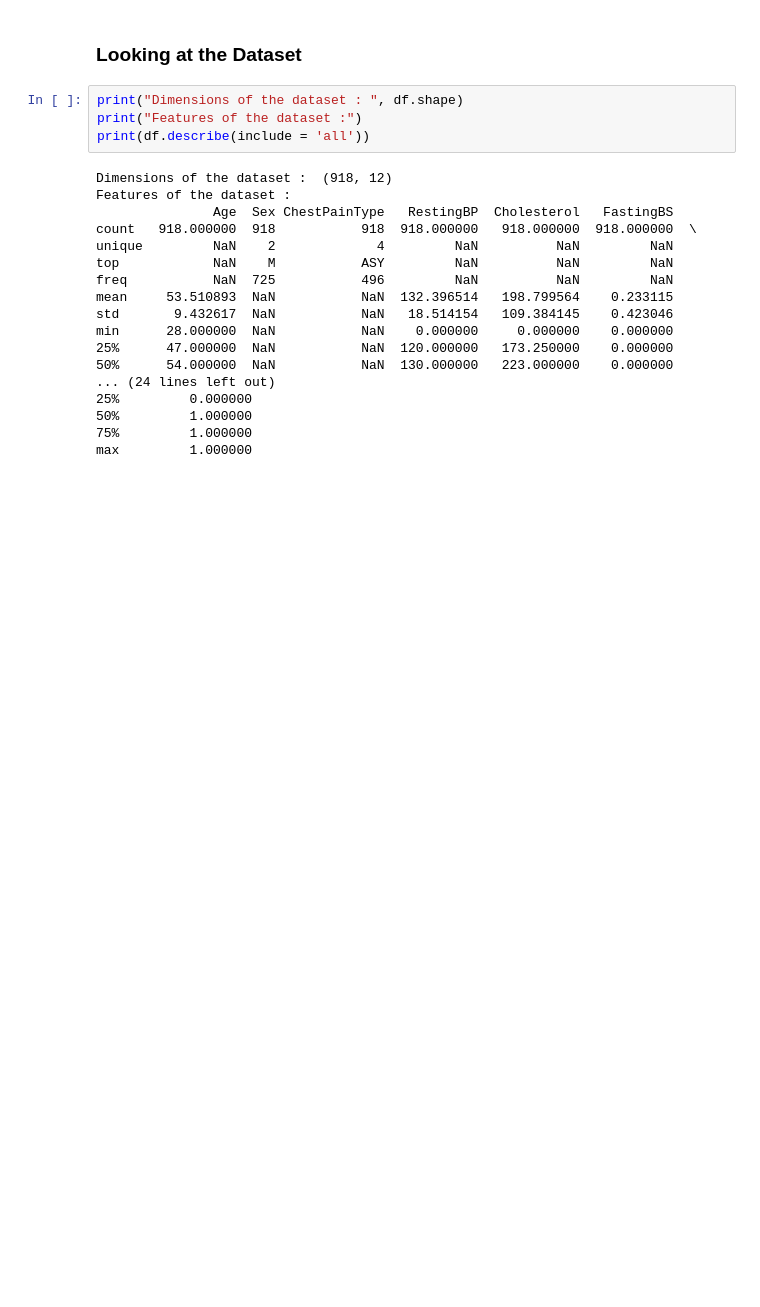
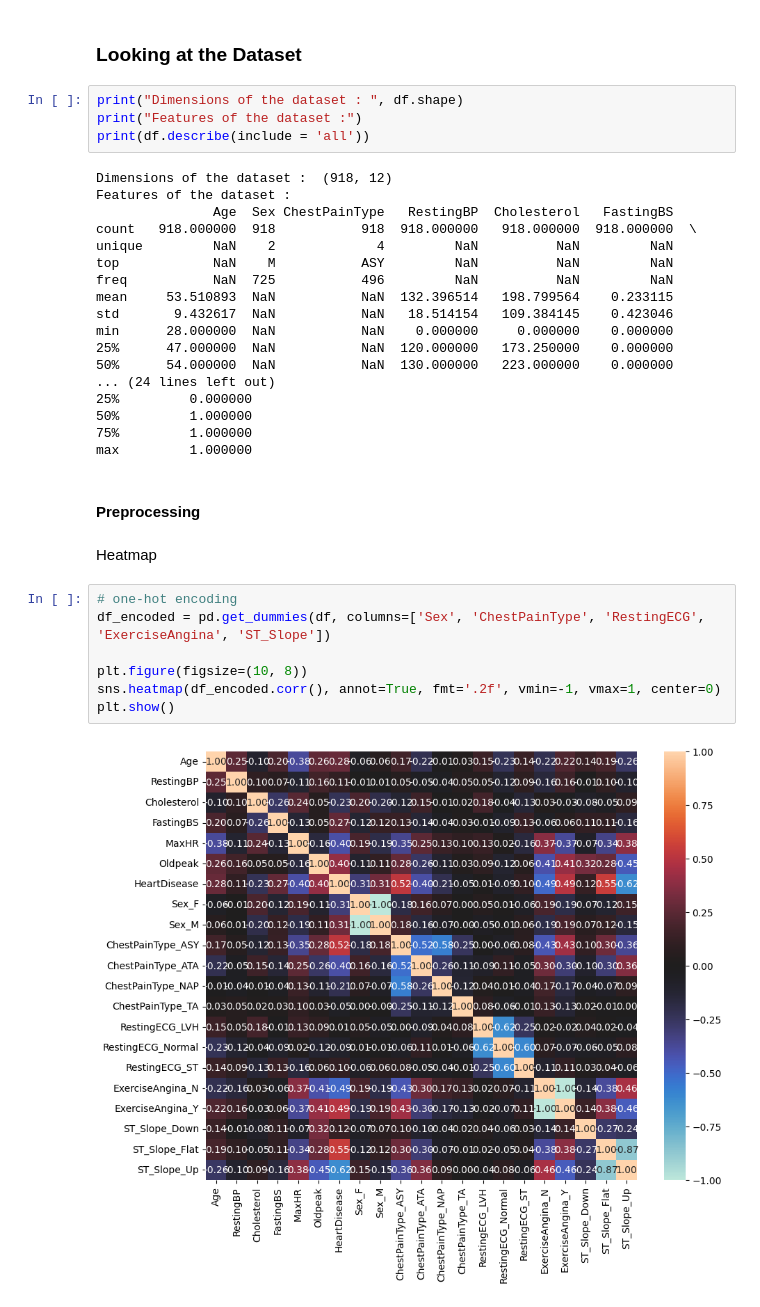
Before and after one commit to soumil101/171_project, a Jupyter notebook: main.ipynb, the cells around one changed output. Saved outputs shown, nothing was run; the diff lists cells and outputs as text; blank space fills up the shorter version.

```diff
--- a/main.ipynb
+++ b/main.ipynb
@@ -54,3 +59,16 @@ min      28.000000  NaN           NaN    0.000000     0.000000    0.000000
 50%         1.000000
 75%         1.000000
 max         1.000000
+# %% [markdown]
+#### Preprocessing
+# %% [markdown]
+Heatmap
+# %%
+# one-hot encoding
+df_encoded = pd.get_dummies(df, columns=['Sex', 'ChestPainType', 'RestingECG', 'ExerciseAngina', 'ST_Slope'])
+
+plt.figure(figsize=(10, 8))
+sns.heatmap(df_encoded.corr(), annot=True, fmt='.2f', vmin=-1, vmax=1, center=0)
+plt.show()
+# %% [output]
+[figure, added]
```
Also changed, not shown: parts of 20 cells of this notebook, 2 other files.
